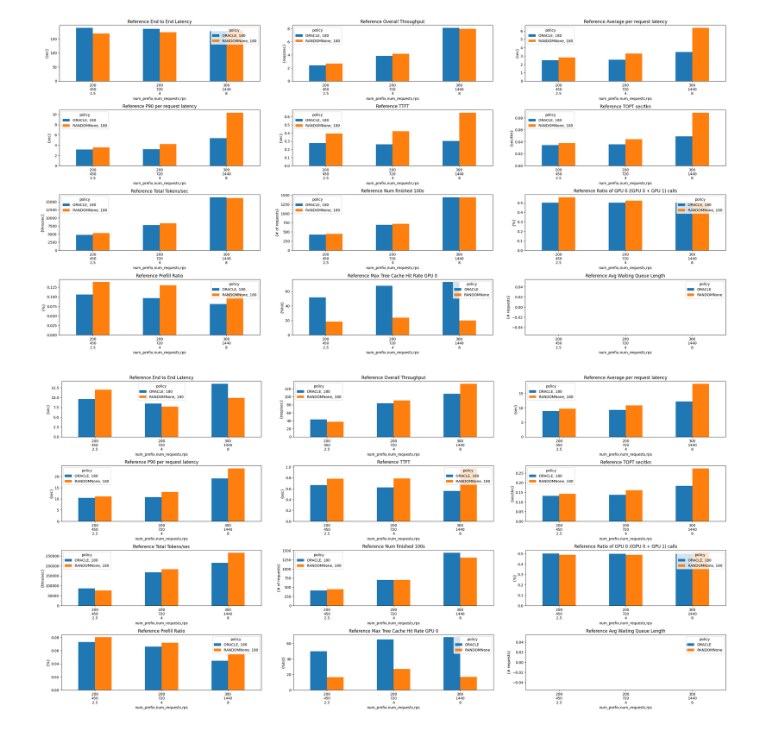
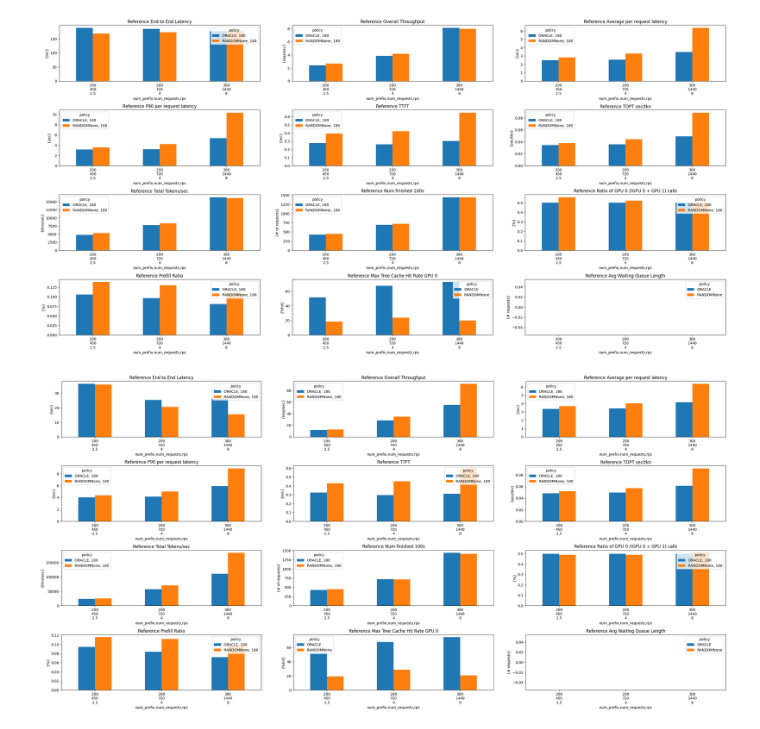
Before and after one commit to WukLab/preble, a Jupyter notebook: multi_node/benchmarks/plot_rps_results.ipynb, the cells around one changed output. Cells and saved outputs as stored; diff of their text form; code cells hidden in the pictures.

```diff
--- a/multi_node/benchmarks/plot_rps_results.ipynb
+++ b/multi_node/benchmarks/plot_rps_results.ipynb
@@ -345,10 +345,10 @@ plot_metrics(metrics, "Reference", global_metric_dfs=node_3_exp)
 # %% [output]
 [figure]
 # %%
-log_file = '/mnt/ssd1/alm-os/sglang_multi_model/logs/from_base.log'
+log_file = '/mnt/ssd1/alm-os/sglang_multi_model/logs/more_accurate.log'
 param_keys = ["model_name", "num_prefix", "percent_random_prefixes", "num_requests", "rps", "policy"]
 metrics = extract_metrics(log_file, param_keys, max_gpus=4)
 node_4_exp = {}
 plot_metrics(metrics, "Reference", global_metric_dfs=node_4_exp)
 # %% [output]
-[figure, old version]
+[figure, new version]
```
Also changed, not shown: parts of 8 cells of this notebook, 4 other files.
